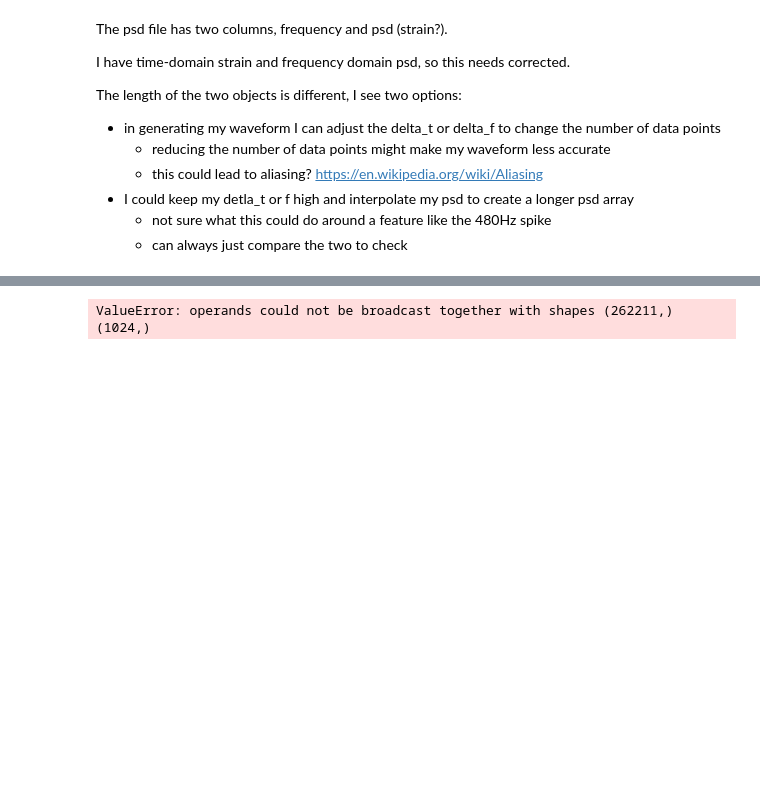
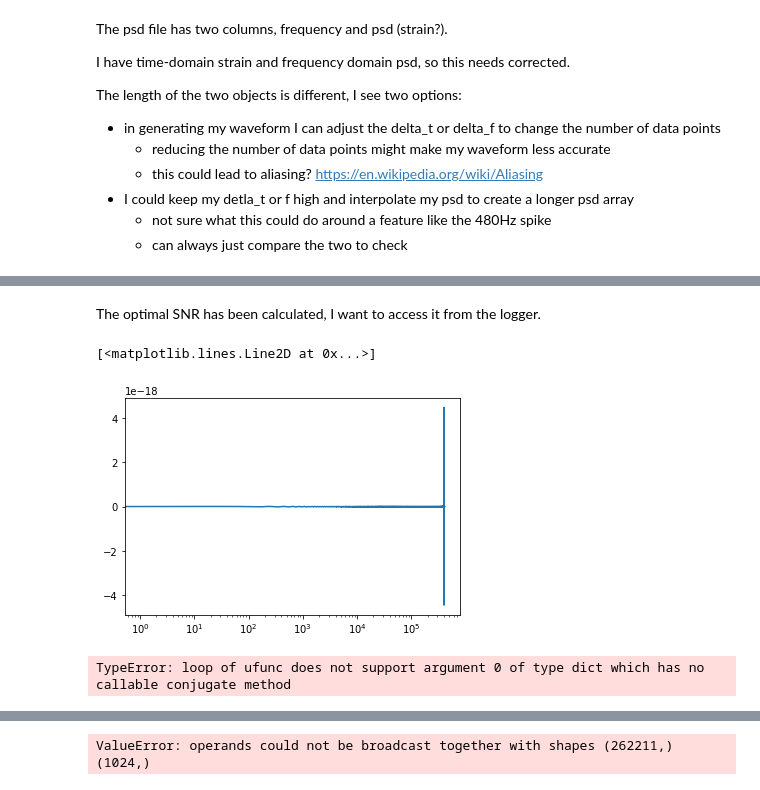
Before and after one commit to jhyland01/p_astro_project, a Jupyter notebook: pycbc_snr.ipynb, the cells around one changed output, grey strips where cells are left out. Cells and saved outputs as stored; diff of their text form; code cells hidden in the pictures; blank space fills up the shorter version.

```diff
--- a/pycbc_snr.ipynb
+++ b/pycbc_snr.ipynb
@@ -266,3 +374,15 @@ Currently my f_ht.sample_frequencies go from 0 to 2048, but my psd goes from 9 t
+# %% [markdown]
+The optimal SNR has been calculated, I want to access it from the logger.
+# %%
+
+plt.plot(ifos[0].time_domain_strain)
+# %% [output]
+[<matplotlib.lines.Line2D at 0x...>]
+[figure, added]
+# %%
+utils.optimal_snr_squared(signal=np.asarray(ifo_signal[0]), power_spectral_density=psd_interpolated, duration=duration)
+# %% [output]
+TypeError: loop of ufunc does not support argument 0 of type dict which has no callable conjugate method
 # %%
 def get_psd():
     fs = 1024              # Sampling frequency
```
Also changed, not shown: parts of 12 cells of this notebook, 5 other files.
